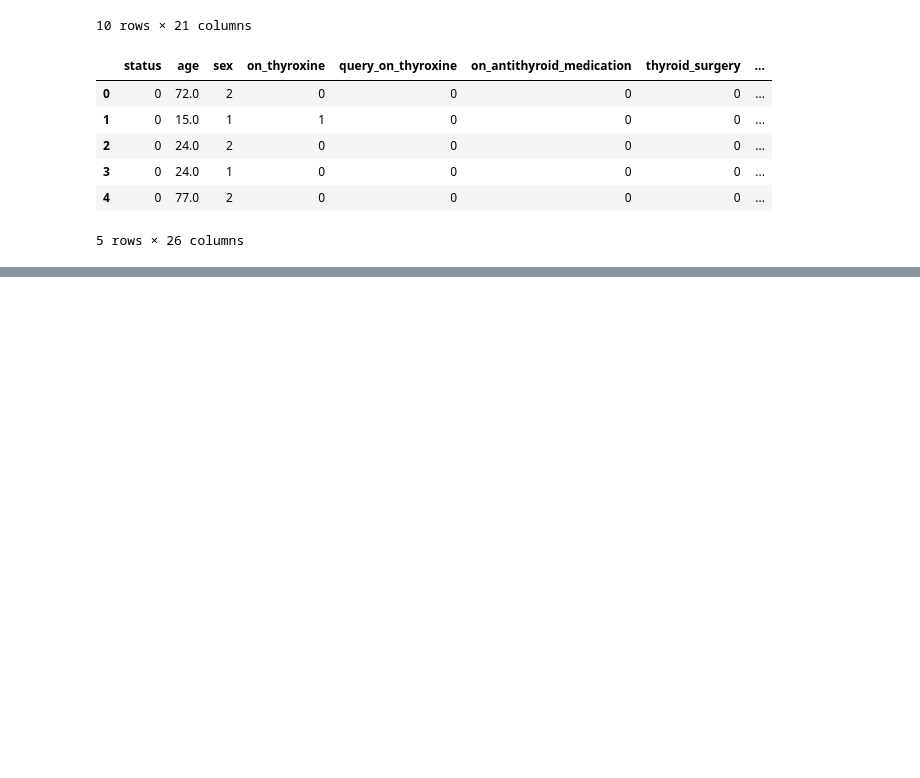
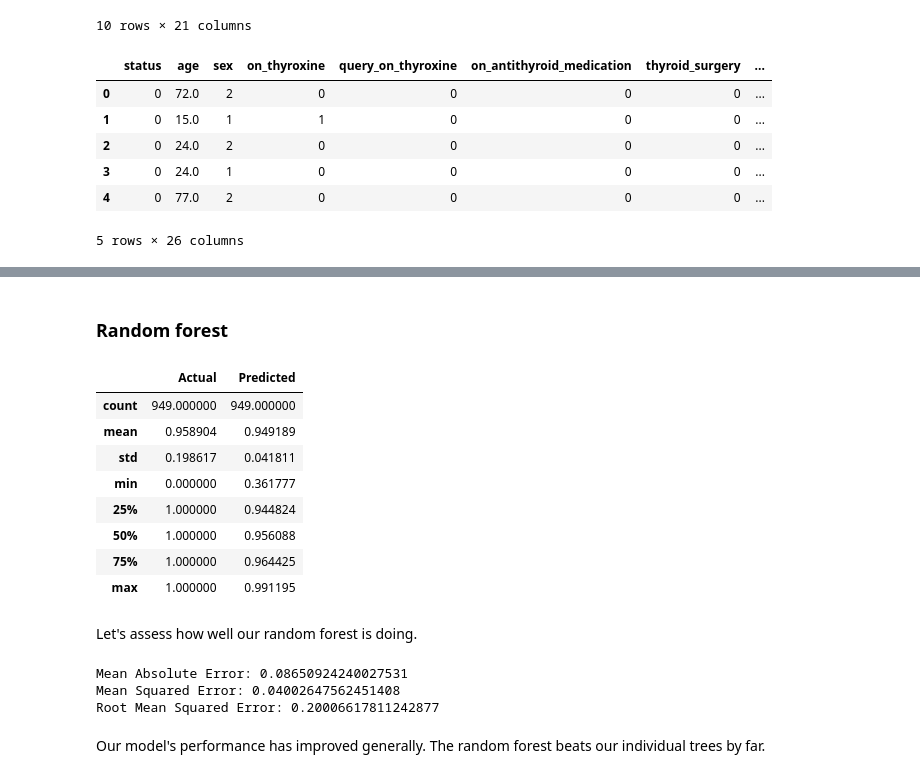
Before and after one commit to whiteroserobot/Checking-for-Hypothyroidism-python-supervised-learning, a Jupyter notebook: ipweek8.ipynb, the cells around one changed output, grey strips where cells are left out. Drawn from its saved outputs; the diff is of its cells as text; code cells hidden in the pictures; blank space fills up the shorter version.

```diff
--- a/ipweek8.ipynb
+++ b/ipweek8.ipynb
@@ -680,0 +837,62 @@ hypothyroid.head()
+# %% [markdown]
+### Random forest
+# %%
+from sklearn.model_selection import train_test_split
+
+# Split the independent and dependent variables
+# We want to predict if someone is a social drinker, so let's use that column as our Y
+y = hypothyroid['status'].values
+
+
+test_features = hypothyroid.columns #.to_list()
+test_features = test_features.drop(['status', 'query_on_thyroxine','query_hypothyroid','query_hyperthyroid', 'tsh_measured', 'tsh', 't3_measured', 't3', 'tt4_measured', 'tt4',
+       't4u_measured', 't4u', 'fti_measured', 'fti', 'tbg_measured', 'tbg', 'lithium'])
+
+# We should be able to use nearly all the other features, but for the sake of simplifying our visualization later, we only pick a few.
+X = hypothyroid[test_features].values
+
+# Train using 80% of the hypothyroid.
+X_train, X_test, y_train, y_test = train_test_split(X, y, test_size=0.3, random_state=0)
+
+
+# Import the model
+from sklearn.ensemble import RandomForestRegressor
+
+# The random_state variable is here to guarantee that we all see the same numbers.
+# Note that we can provide the same parameters as in the decision tree, such as
+# min_samples_split or max_depth
+forest = RandomForestRegressor(n_estimators = 100, random_state=42, min_samples_split = 20, max_depth=5)
+forest = forest.fit(X_train, y_train)
+
+# Predict based on the model we've trained
+y_pred = forest.predict(X_test)
+
+
+comparison_frame = pd.DataFrame({'Actual': y_test.flatten(), 'Predicted': y_pred.flatten()})
+
+comparison_frame.describe()
+# %% [output]
+|  | Actual | Predicted |
+| count | 949.000000 | 949.000000 |
+| mean | 0.958904 | 0.949189 |
+| std | 0.198617 | 0.041811 |
+| min | 0.000000 | 0.361777 |
+| 25% | 1.000000 | 0.944824 |
+| 50% | 1.000000 | 0.956088 |
+| 75% | 1.000000 | 0.964425 |
+| max | 1.000000 | 0.991195 |
+# %% [markdown]
+Let's assess how well our random forest is doing.
+# %%
+from sklearn import metrics
+
+# And now we assess the errors
+print('Mean Absolute Error:', metrics.mean_absolute_error(y_test, y_pred))
+print('Mean Squared Error:', metrics.mean_squared_error(y_test, y_pred))
+print('Root Mean Squared Error:', np.sqrt(metrics.mean_squared_error(y_test, y_pred)))
+# %% [output]
+Mean Absolute Error: 0.08650924240027531
+Mean Squared Error: 0.04002647562451408
+Root Mean Squared Error: 0.20006617811242877
+# %% [markdown]
+Our model's performance has improved generally. The random forest beats our individual trees by far.
```
Also changed, not shown: parts of 32 cells of this notebook.
